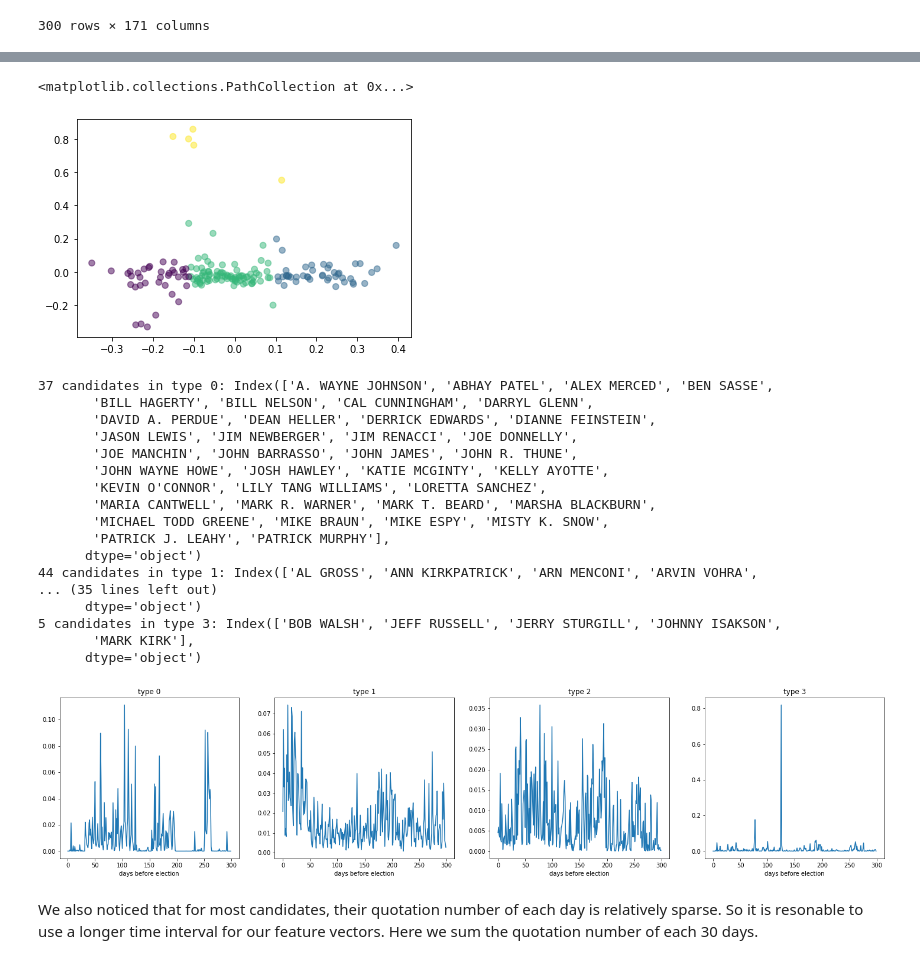
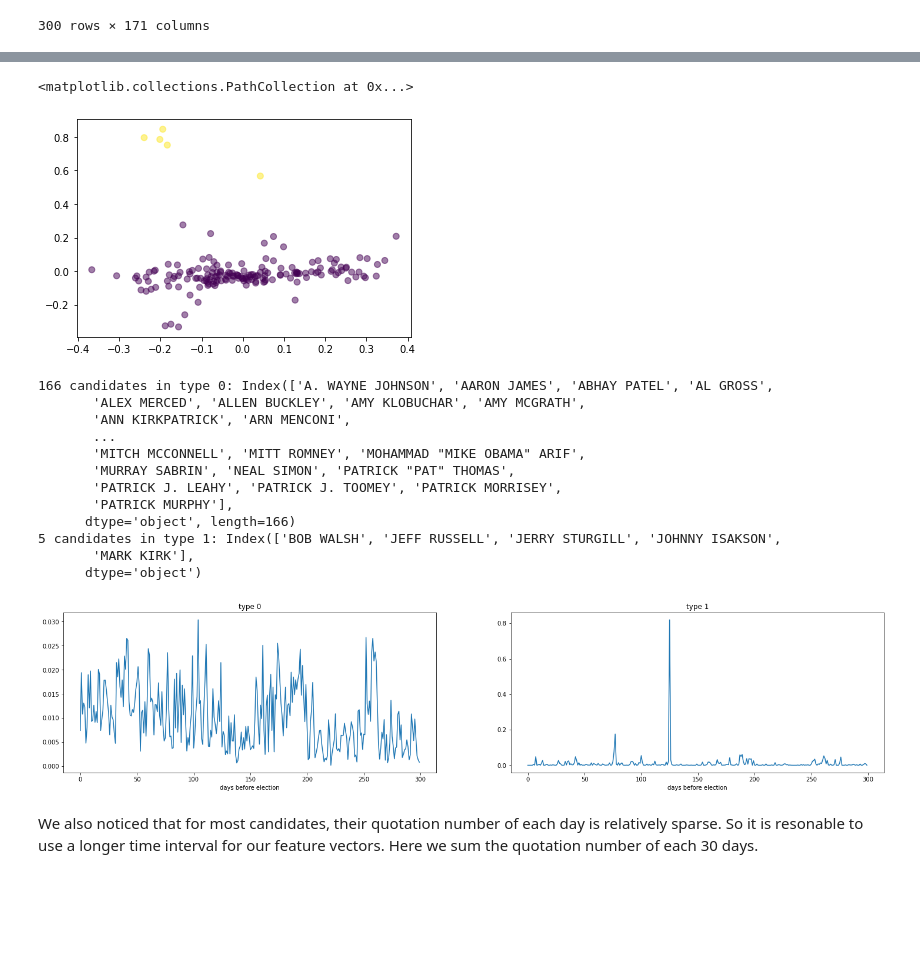
Before and after one commit to epfl-ada/ada-2021-project-chilldatagroup, a Jupyter notebook: Milestone2.ipynb, the cells around one changed output, grey strips where cells are left out. Saved outputs shown, nothing was run; the diff lists cells and outputs as text; code cells hidden in the pictures; blank space fills up the shorter version.

```diff
--- a/Milestone2.ipynb
+++ b/Milestone2.ipynb
@@ -839,30 +835,25 @@ plt.plot(range(2,10),silhouettes)
 # %%
-n_clusters = 4
+n_clusters = 2
 labels = KMeans(n_clusters=n_clusters).fit_predict(reduced_feature_PCA)
 plt.scatter(reduced_feature_PCA[:,0],reduced_feature_PCA[:,1], alpha=0.5,c=labels)
 # %% [output]
 <matplotlib.collections.PathCollection at 0x...>
-[figure, old version]
+[figure, new version]
 # %%
 # again we show the candidates of each cluster
 for candidate_type in range(0,n_clusters):
     print('{} candidates in type {}: {}'.format(np.where(labels==candidate_type)[0].shape[0],candidate_type,candidate_name[np.where(labels==candidate_type)]))
 # %% [output]
-37 candidates in type 0: Index(['A. WAYNE JOHNSON', 'ABHAY PATEL', 'ALEX MERCED', 'BEN SASSE',
-       'BILL HAGERTY', 'BILL NELSON', 'CAL CUNNINGHAM', 'DARRYL GLENN',
-       'DAVID A. PERDUE', 'DEAN HELLER', 'DERRICK EDWARDS', 'DIANNE FEINSTEIN',
-       'JASON LEWIS', 'JIM NEWBERGER', 'JIM RENACCI', 'JOE DONNELLY',
-       'JOE MANCHIN', 'JOHN BARRASSO', 'JOHN JAMES', 'JOHN R. THUNE',
-       'JOHN WAYNE HOWE', 'JOSH HAWLEY', 'KATIE MCGINTY', 'KELLY AYOTTE',
-       'KEVIN O'CONNOR', 'LILY TANG WILLIAMS', 'LORETTA SANCHEZ',
-       'MARIA CANTWELL', 'MARK R. WARNER', 'MARK T. BEARD', 'MARSHA BLACKBURN',
-       'MICHAEL TODD GREENE', 'MIKE BRAUN', 'MIKE ESPY', 'MISTY K. SNOW',
-       'PATRICK J. LEAHY', 'PATRICK MURPHY'],
-      dtype='object')
-44 candidates in type 1: Index(['AL GROSS', 'ANN KIRKPATRICK', 'ARN MENCONI', 'ARVIN VOHRA',
-... (35 lines left out)
-      dtype='object')
-5 candidates in type 3: Index(['BOB WALSH', 'JEFF RUSSELL', 'JERRY STURGILL', 'JOHNNY ISAKSON',
+166 candidates in type 0: Index(['A. WAYNE JOHNSON', 'AARON JAMES', 'ABHAY PATEL', 'AL GROSS',
+       'ALEX MERCED', 'ALLEN BUCKLEY', 'AMY KLOBUCHAR', 'AMY MCGRATH',
+       'ANN KIRKPATRICK', 'ARN MENCONI',
+       ...
+       'MITCH MCCONNELL', 'MITT ROMNEY', 'MOHAMMAD "MIKE OBAMA" ARIF',
+       'MURRAY SABRIN', 'NEAL SIMON', 'PATRICK "PAT" THOMAS',
+       'PATRICK J. LEAHY', 'PATRICK J. TOOMEY', 'PATRICK MORRISEY',
+       'PATRICK MURPHY'],
+      dtype='object', length=166)
+5 candidates in type 1: Index(['BOB WALSH', 'JEFF RUSSELL', 'JERRY STURGILL', 'JOHNNY ISAKSON',
        'MARK KIRK'],
       dtype='object')
 # %%
@@ -873,7 +864,7 @@ for candidate_type in range(0,n_clusters):
     axs[candidate_type].set_title('type {}'.format(candidate_type))
     axs[candidate_type].set_xlabel('days before election')
 # %% [output]
-[figure, old version]
+[figure, new version]
 # %% [markdown]
 We also noticed that for most candidates, their quotation number of each day is relatively sparse. So it is resonable to use a longer time interval for our feature vectors. Here we sum the quotation number of each 30 days.
 # %%
```
Also changed, not shown: parts of 47 cells of this notebook.
